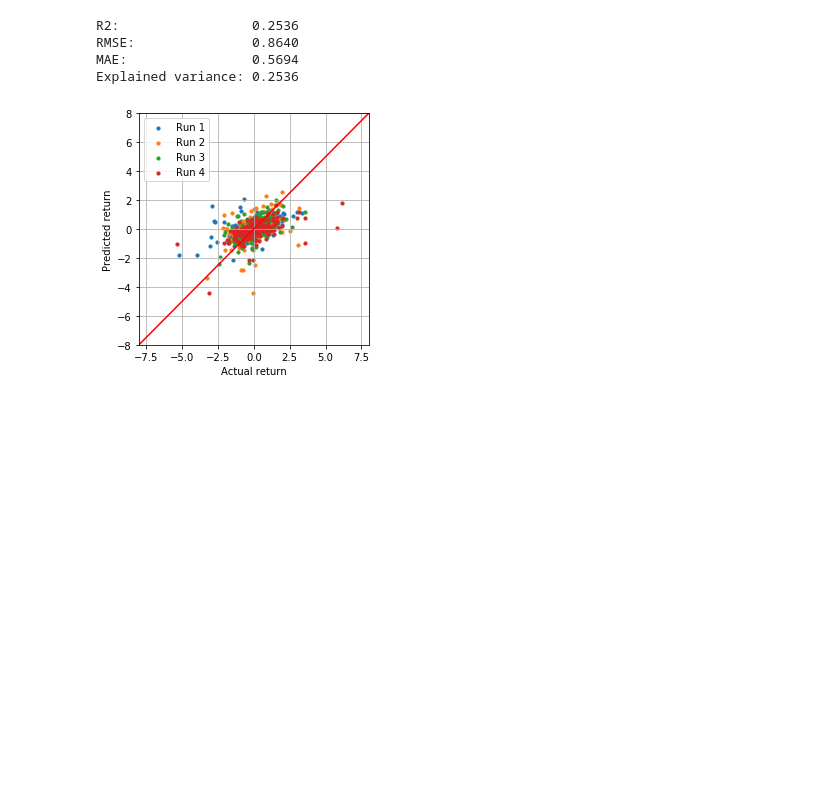
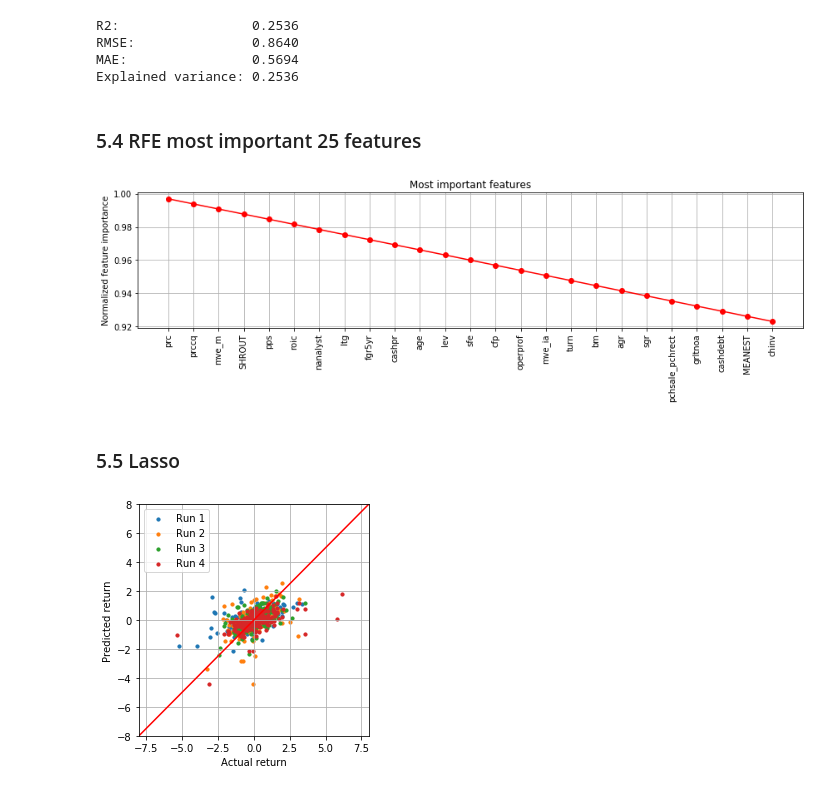
Before and after one commit to yxr126/yujiaren, a Jupyter notebook: Stock_return.ipynb, the cells around one changed output. Cells and saved outputs as stored; diff of their text form; code cells hidden in the pictures; blank space fills up the shorter version.

```diff
--- a/Stock_return.ipynb
+++ b/Stock_return.ipynb
@@ -584,6 +626,27 @@ R2:                 0.2536
 RMSE:               0.8640
 MAE:                0.5694
 Explained variance: 0.2536
+# %% [markdown]
+### 5.4 RFE most important 25 features
+# %%
+coeff = np.array(ranking)
+top_25_weights= coeff.argsort()[:25]
+top25 = np.array([column_names[i] for i in top_25_weights])
+top25_values = np.array([coeff[i] for i in top_25_weights])
+top25_values_normalized = 1-top25_values/top25_values.sum()
+plt.figure(figsize=(12,4))
+x_plot = np.arange(0,25,1)
+y_plot = top25_values_normalized
+plt.plot(x_plot, y_plot, 'r-o')
+plt.grid()
+plt.xticks(x_plot, top25, rotation=90)
+plt.ylabel('Normalized feature importance')
+plt.title('Most important features')
+plt.tight_layout()
+# %% [output]
+[figure, added]
+# %% [markdown]
+### 5.5 Lasso
 # %%
 r2, rmse, expl, mae = evaluation(x_rfe, y, metric=lasso, alpha=0.002)
 # %% [output]
```
Also changed, not shown: parts of 64 cells of this notebook, 8 other files.
